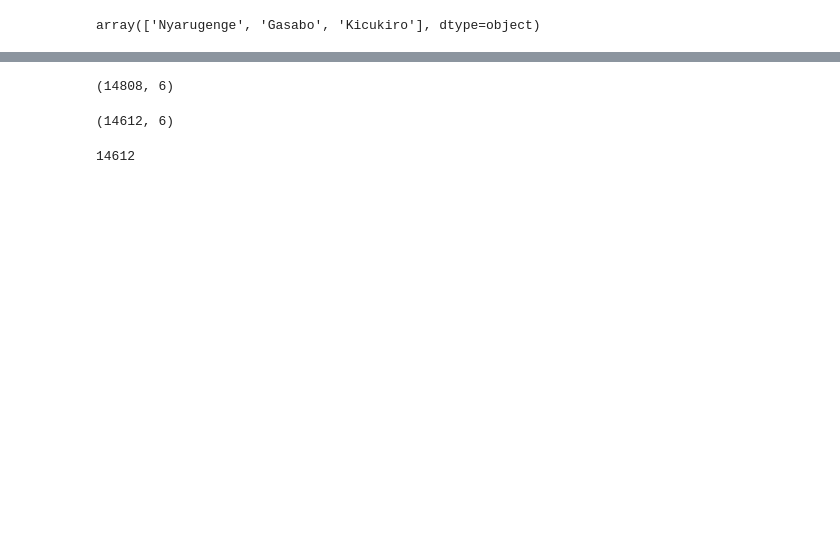
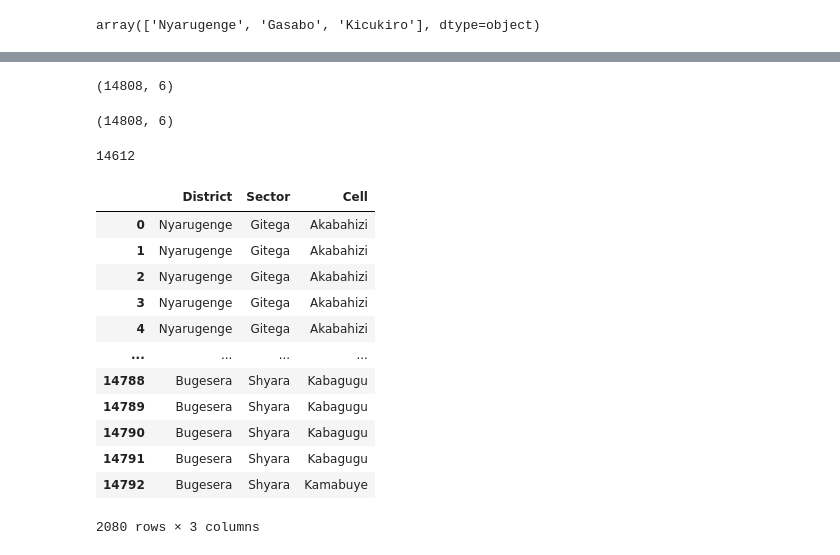
Before and after one commit to harerakalex/learning-python, a Jupyter notebook: PY3/rwanda/rwanda.ipynb, the cells around one changed output, grey strips where cells are left out. Drawn from its saved outputs; the diff is of its cells as text; code cells hidden in the pictures; blank space fills up the shorter version.

Commit message:
Try to use group by

```diff
--- a/PY3/rwanda/rwanda.ipynb
+++ b/PY3/rwanda/rwanda.ipynb
@@ -271,13 +339,30 @@ provinces_and_district.groupby(['District', 'Sector']).get_group(('Nyarugenge',
 # %%
 print(df.shape)
-new_df = df.drop_duplicates(subset=['Cell', 'Village'])
+new_df = df.drop_duplicates(subset=['District', 'Sector', 'Cell', 'Village'])
 new_df.shape
 # %% [output]
 (14808, 6)
-(14612, 6)
+(14808, 6)
 # %%
 provinces_and_district = new_df[['District', 'Sector', 'Cell']]
 #provinces_and_district.groupby(['District', 'Sector']).get_group(('Nyarugenge', 'Nyarugenge'))
 len(provinces_and_district['Cell'])
 # %% [output]
 14612
+# %%
+provinces_and_district = df[['District', 'Sector', 'Cell']]
+provinces_and_district.groupby(['District', 'Sector']).head()
+# %% [output]
+|  | District | Sector | Cell |
+| 0 | Nyarugenge | Gitega | Akabahizi |
+| 1 | Nyarugenge | Gitega | Akabahizi |
+| 2 | Nyarugenge | Gitega | Akabahizi |
+| 3 | Nyarugenge | Gitega | Akabahizi |
+| 4 | Nyarugenge | Gitega | Akabahizi |
+| ... | ... | ... | ... |
+| 14788 | Bugesera | Shyara | Kabagugu |
+| 14789 | Bugesera | Shyara | Kabagugu |
+| 14790 | Bugesera | Shyara | Kabagugu |
+| 14791 | Bugesera | Shyara | Kabagugu |
+| 14792 | Bugesera | Shyara | Kamabuye |
+2080 rows × 3 columns
```
Also changed, not shown: parts of 8 cells of this notebook.
